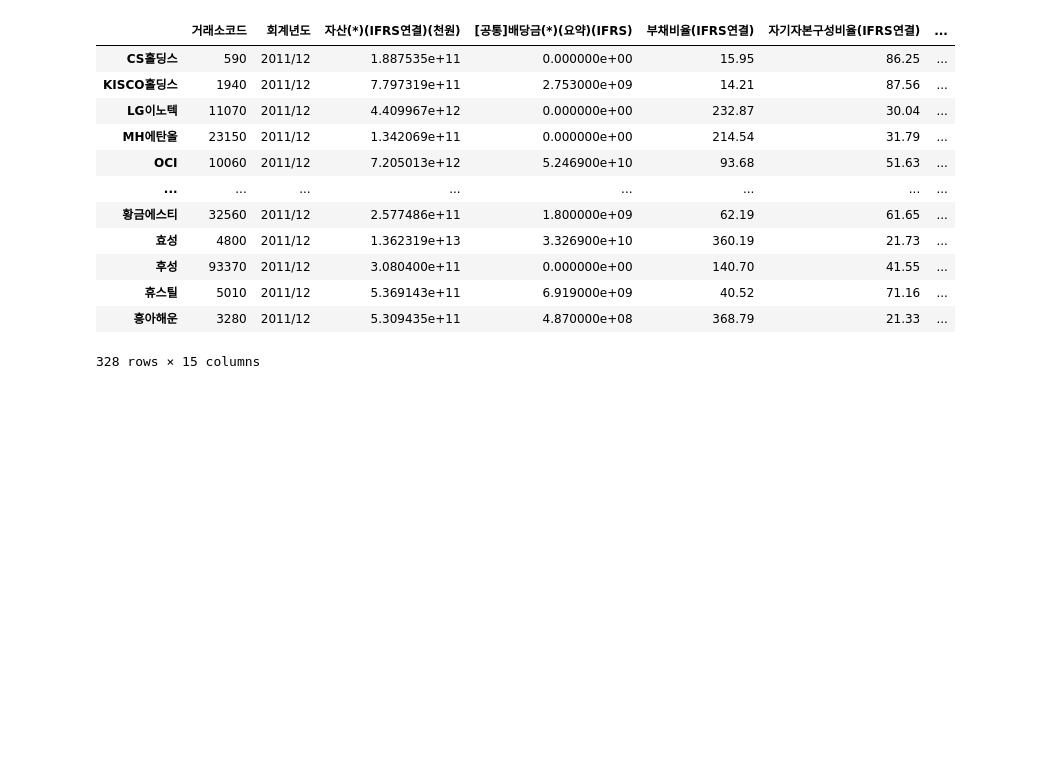
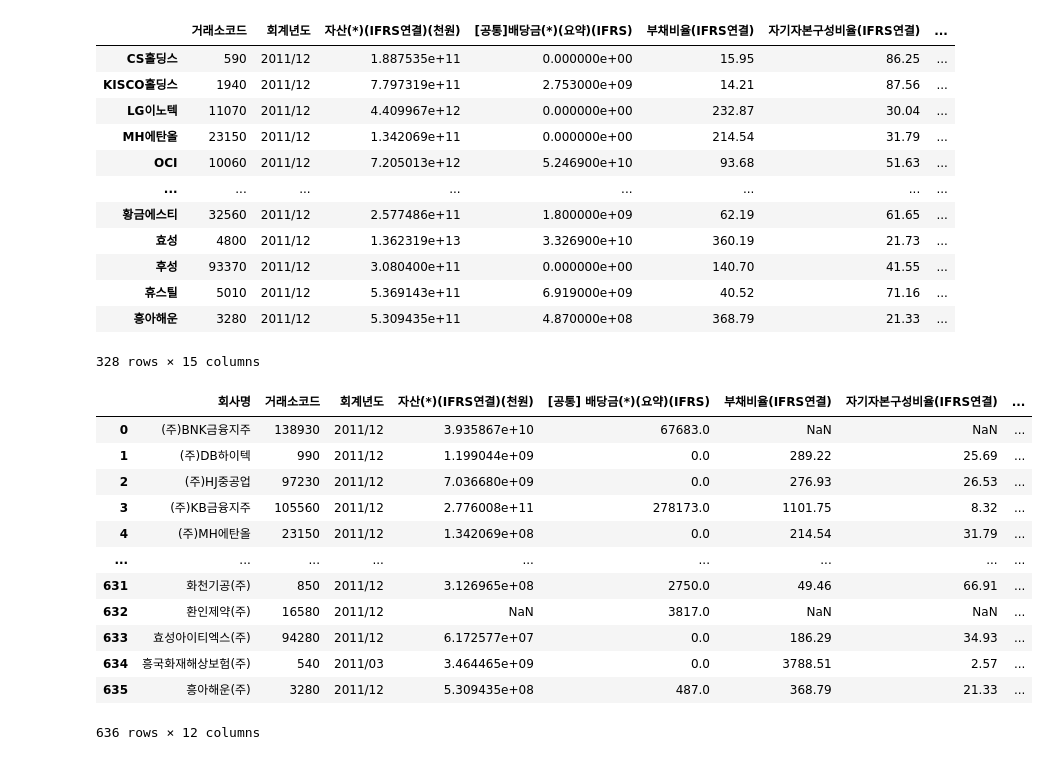
Before and after one commit to shoni0325/Hackathon_ESG, a Jupyter notebook: test.ipynb, the cells around one changed output. Cells and saved outputs as stored; diff of their text form; code cells hidden in the pictures; blank space fills up the shorter version.

```diff
--- a/test.ipynb
+++ b/test.ipynb
@@ -415,3 +415,19 @@ df
 | 휴스틸 | 5010 | 2011/12 | 5.369143e+11 | 6.919000e+09 | 40.52 | 71.16 | ... |
 | 흥아해운 | 3280 | 2011/12 | 5.309435e+11 | 4.870000e+08 | 368.79 | 21.33 | ... |
 328 rows × 15 columns
+# %%
+pd.read_csv('./data/new/연결기준data/2011data(연결).csv', encoding='euc-kr')
+# %% [output]
+|  | 회사명 | 거래소코드 | 회계년도 | 자산(*)(IFRS연결)(천원) | [공통] 배당금(*)(요약)(IFRS) | 부채비율(IFRS연결) | 자기자본구성비율(IFRS연결) | ... |
+| 0 | (주)BNK금융지주 | 138930 | 2011/12 | 3.935867e+10 | 67683.0 | NaN | NaN | ... |
+| 1 | (주)DB하이텍 | 990 | 2011/12 | 1.199044e+09 | 0.0 | 289.22 | 25.69 | ... |
+| 2 | (주)HJ중공업 | 97230 | 2011/12 | 7.036680e+09 | 0.0 | 276.93 | 26.53 | ... |
+| 3 | (주)KB금융지주 | 105560 | 2011/12 | 2.776008e+11 | 278173.0 | 1101.75 | 8.32 | ... |
+| 4 | (주)MH에탄올 | 23150 | 2011/12 | 1.342069e+08 | 0.0 | 214.54 | 31.79 | ... |
+| ... | ... | ... | ... | ... | ... | ... | ... | ... |
+| 631 | 화천기공(주) | 850 | 2011/12 | 3.126965e+08 | 2750.0 | 49.46 | 66.91 | ... |
+| 632 | 환인제약(주) | 16580 | 2011/12 | NaN | 3817.0 | NaN | NaN | ... |
+| 633 | 효성아이티엑스(주) | 94280 | 2011/12 | 6.172577e+07 | 0.0 | 186.29 | 34.93 | ... |
+| 634 | 흥국화재해상보험(주) | 540 | 2011/03 | 3.464465e+09 | 0.0 | 3788.51 | 2.57 | ... |
+| 635 | 흥아해운(주) | 3280 | 2011/12 | 5.309435e+08 | 487.0 | 368.79 | 21.33 | ... |
+636 rows × 12 columns
```
Also changed, not shown: 47 other files.
